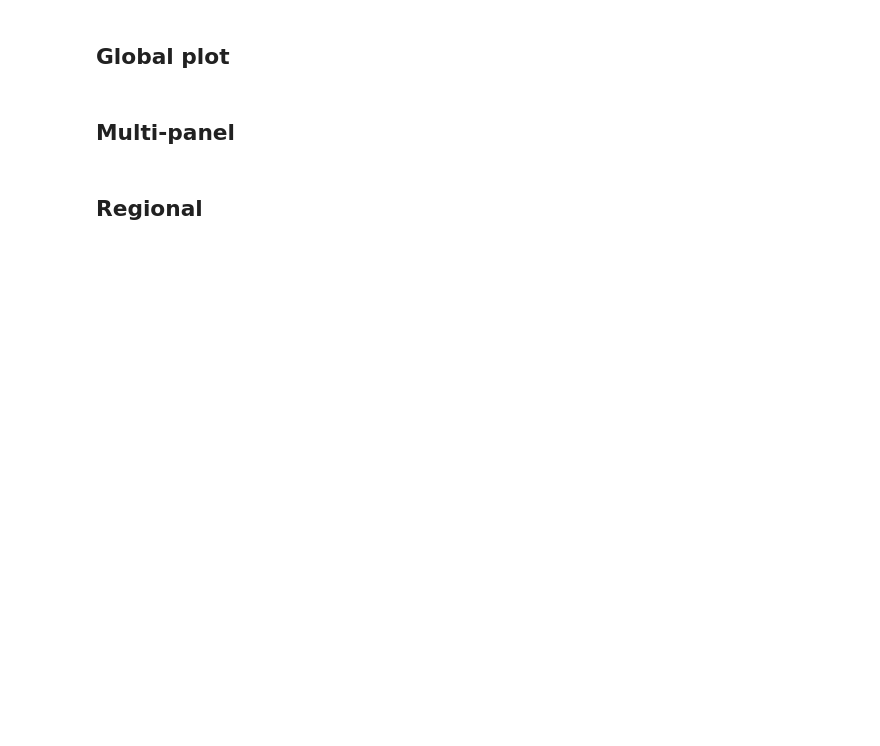
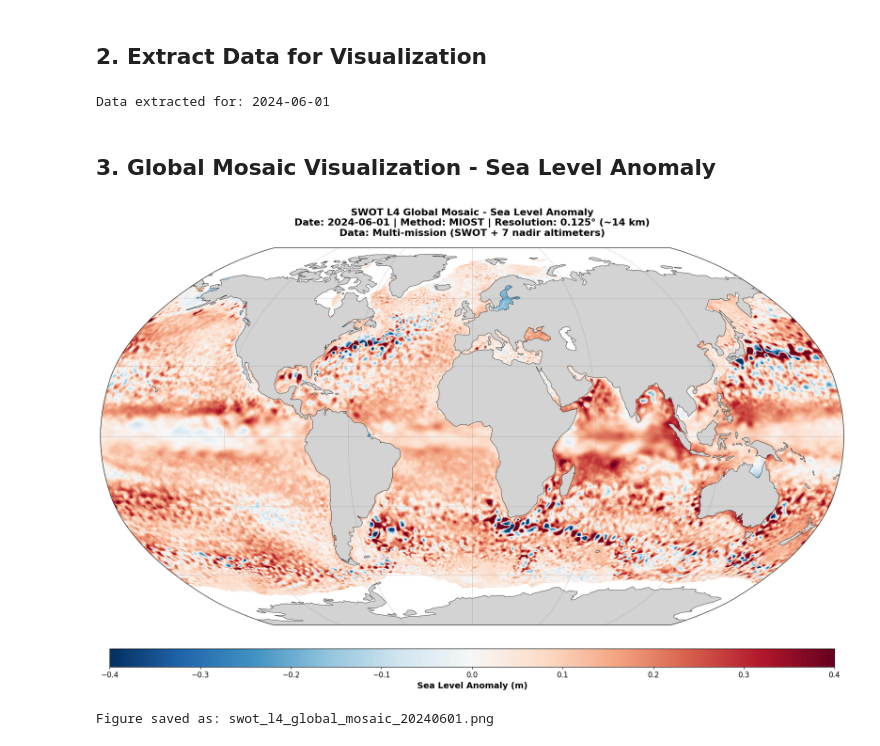
Before and after one commit to Originaljsx/swot-visualization, a Jupyter notebook: visualize_june1_2024_final.ipynb, the cells around one changed output. Cells and saved outputs as stored; diff of their text form; code cells hidden in the pictures; blank space fills up the shorter version.

```diff
--- a/visualize_june1_2024_final.ipynb
+++ b/visualize_june1_2024_final.ipynb
@@ -19,0 +32,10 @@ for var in ds.data_vars:
+# %%
+# Load the downloaded SWOT L4 product
+data_file = 'swot_l4_data/dt_global_allsat_phy_l4_20240601_20250331.nc'
+
+print(f"Loading: {data_file}")
+ds = xr.open_dataset(data_file)
+
+print("\nDataset loaded successfully!")
+print("\nDataset structure:")
+print(ds)
@@ -20,27 +100,59 @@ for var in ds.data_vars:
+# %% [markdown]
+## 2. Extract Data for Visualization
 # %%
-sla = ds['sla'].isel(time=0)
-adt = ds['adt'].isel(time=0)
-ugos = ds['ugos'].isel(time=0)
-vgos = ds['vgos'].isel(time=0)
+# Extract variables for June 1, 2024
+sla = ds['sla'].isel(time=0)  # Sea Level Anomaly
+adt = ds['adt'].isel(time=0)  # Absolute Dynamic Topography
+ugos = ds['ugos'].isel(time=0)  # Zonal geostrophic velocity
+vgos = ds['vgos'].isel(time=0)  # Meridional geostrophic velocity
+time_str = str(ds.time.values[0])[:10]
+
+# Calculate current speed
 speed = np.sqrt(ugos**2 + vgos**2)
+
+print(f"Data extracted for: {time_str}")
+# %% [output]
+Data extracted for: 2024-06-01
-# %% [markdown]
-## Global plot
+# %% [markdown]
+## 3. Global Mosaic Visualization - Sea Level Anomaly
 # %%
-fig = plt.figure(figsize=(20, 10))
+# Create global view with Robinson projection
+fig = plt.figure(figsize=(24, 12))
 ax = plt.subplot(1, 1, 1, projection=ccrs.Robinson())
 
-im = sla.plot(ax=ax, transform=ccrs.PlateCarree(), cmap='RdBu_r',
-              vmin=-0.4, vmax=0.4, add_colorbar=False)
+# Plot SLA
+im = sla.plot(
+    ax=ax,
+    transform=ccrs.PlateCarree(),
+    cmap='RdBu_r',
+    vmin=-0.4,
+    vmax=0.4,
+    add_colorbar=False,
+    robust=True
+)
 
-ax.add_feature(cfeature.LAND, facecolor='lightgray')
-ax.add_feature(cfeature.COASTLINE, linewidth=0.5)
+# Add geographic features
+ax.add_feature(cfeature.LAND, facecolor='lightgray', edgecolor='none', zorder=1)
+ax.add_feature(cfeature.COASTLINE, linewidth=0.5, edgecolor='black', zorder=2)
+ax.gridlines(draw_labels=False, linewidth=0.5, alpha=0.5, color='gray')
 
-cbar = plt.colorbar(im, ax=ax, orientation='horizontal', pad=0.05, shrink=0.7)
-cbar.set_label('SLA (m)', fontsize=12)
+# Add colorbar
+cbar = plt.colorbar(im, ax=ax, orientation='horizontal',
+                    pad=0.05, shrink=0.7, aspect=40)
+cbar.set_label('Sea Level Anomaly (m)', fontsize=14, fontweight='bold')
+cbar.ax.tick_params(labelsize=12)
 
-ax.set_title('SWOT L4 - June 1, 2024', fontsize=14)
+# Title
+title = f'SWOT L4 Global Mosaic - Sea Level Anomaly\n'
+title += f'Date: {time_str} | Method: MIOST | Resolution: 0.125° (~14 km)\n'
+title += f'Data: Multi-mission (SWOT + 7 nadir altimeters)'
+ax.set_title(title, fontsize=16, fontweight='bold', pad=20)
+
 plt.tight_layout()
-plt.savefig('swot_l4_global.png', dpi=150)
+plt.savefig('swot_l4_global_mosaic_20240601.png', dpi=200, bbox_inches='tight', facecolor='white')
 plt.show()
+
+print("Figure saved as: swot_l4_global_mosaic_20240601.png")
+# %% [output]
+[figure, added]
+Figure saved as: swot_l4_global_mosaic_20240601.png
-# %% [markdown]
-## Multi-panel
@@ -99,2 +158,0 @@ plt.show()
-# %% [markdown]
-## Regional
```
Also changed, not shown: parts of 21 cells of this notebook.
